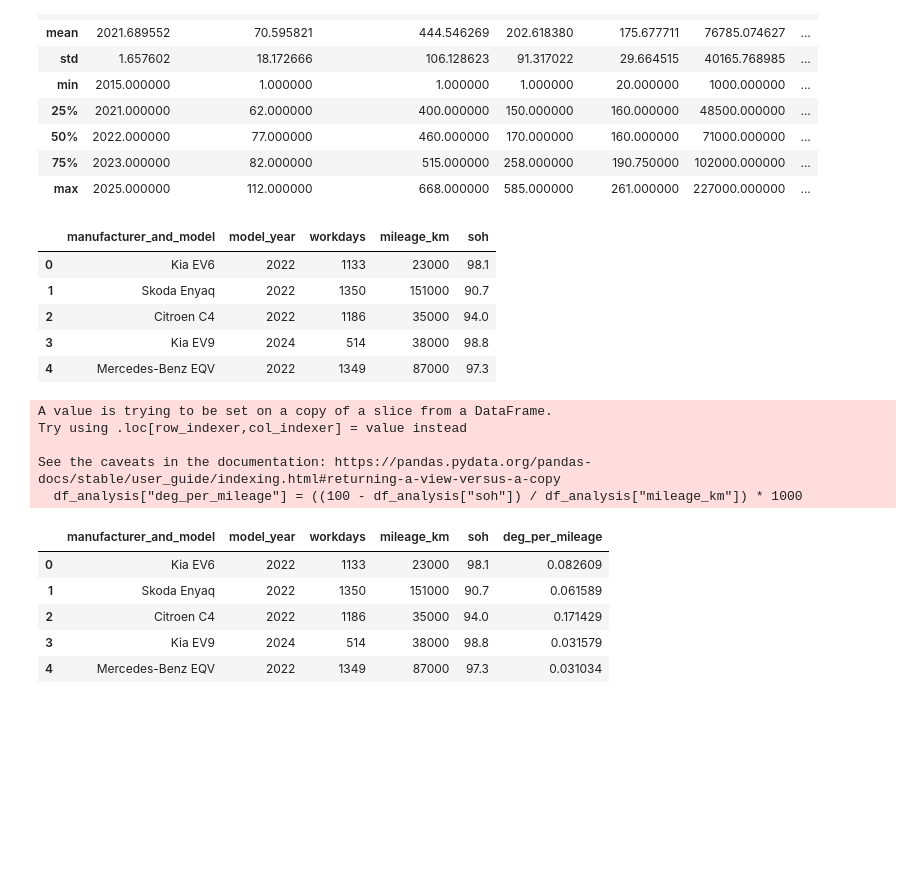
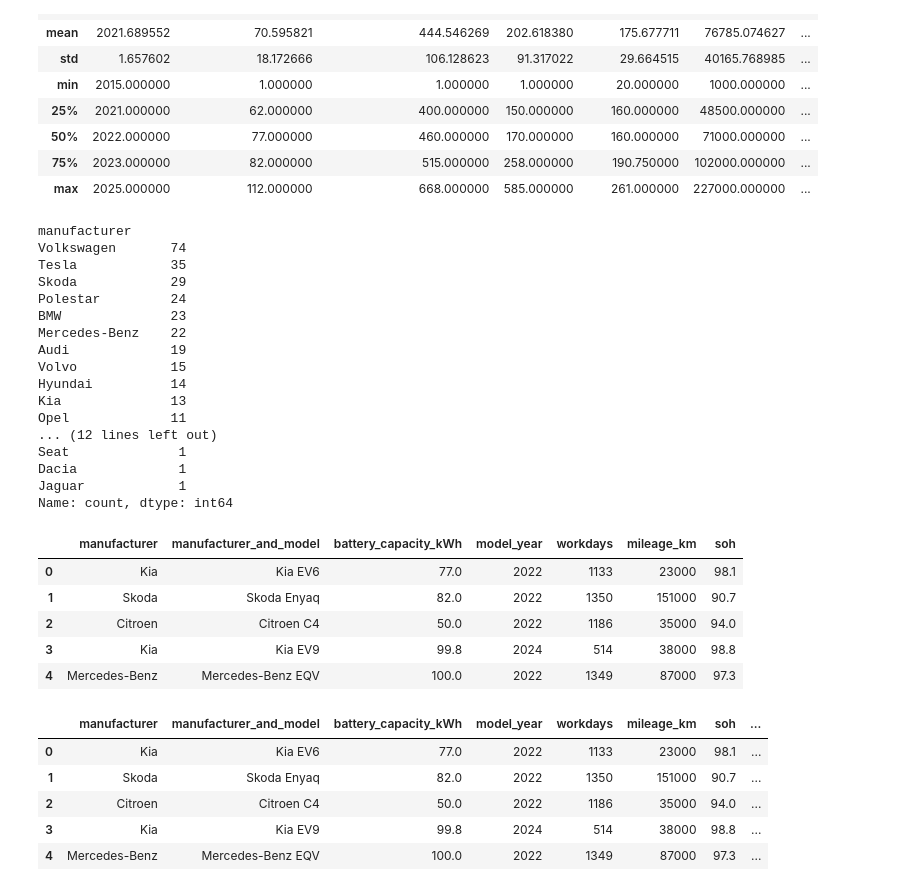
Before and after one commit to HesamVahib/EV_Battery_Data_Kamux, a Jupyter notebook: soh_analysis.ipynb, the cells around one changed output. Drawn from its saved outputs; the diff is of its cells as text; code cells hidden in the pictures; blank space fills up the shorter version.

Commit message:
adding sme more analysis and having more accurate model

```diff
--- a/soh_analysis.ipynb
+++ b/soh_analysis.ipynb
@@ -20,29 +20,52 @@ df.describe()
 # %%
 # sample = df.sample(1).iloc[0]
 # sample
-df["workdays"] = (pd.to_datetime(df["purchase_date"]) - pd.to_datetime(df["first_usage_date"])).dt.days
+df = df[df["vehicle_type"] == "PASSENGER_CAR"] # just passenger cars
+len(df)
+df["manufacturer"].value_counts()
+# %% [output]
+manufacturer
+Volkswagen       74
+Tesla            35
+Skoda            29
+Polestar         24
+BMW              23
+Mercedes-Benz    22
+Audi             19
+Volvo            15
+Hyundai          14
+Kia              13
+Opel             11
+... (12 lines left out)
+Seat              1
+Dacia             1
+Jaguar            1
+Name: count, dtype: int64
+# %%
+df = df.copy()
+df["workdays"] = (pd.to_datetime(df["purchase_date"]) - pd.to_datetime(df["first_usage_date"])).dt.days
 # %%
-df_analysis = df[["manufacturer_and_model", "model_year", "workdays", "mileage_km", "soh"]]
+df_analysis = df[["manufacturer", "manufacturer_and_model", "battery_capacity_kWh", "model_year", "workdays", "mileage_km", "soh"]]
 df_analysis.head(5)
 # %% [output]
-|  | manufacturer_and_model | model_year | workdays | mileage_km | soh |
-| 0 | Kia EV6 | 2022 | 1133 | 23000 | 98.1 |
-| 1 | Skoda Enyaq | 2022 | 1350 | 151000 | 90.7 |
-| 2 | Citroen C4 | 2022 | 1186 | 35000 | 94.0 |
-| 3 | Kia EV9 | 2024 | 514 | 38000 | 98.8 |
-| 4 | Mercedes-Benz EQV | 2022 | 1349 | 87000 | 97.3 |
+|  | manufacturer | manufacturer_and_model | battery_capacity_kWh | model_year | workdays | mileage_km | soh |
+| 0 | Kia | Kia EV6 | 77.0 | 2022 | 1133 | 23000 | 98.1 |
+| 1 | Skoda | Skoda Enyaq | 82.0 | 2022 | 1350 | 151000 | 90.7 |
+| 2 | Citroen | Citroen C4 | 50.0 | 2022 | 1186 | 35000 | 94.0 |
+| 3 | Kia | Kia EV9 | 99.8 | 2024 | 514 | 38000 | 98.8 |
+| 4 | Mercedes-Benz | Mercedes-Benz EQV | 100.0 | 2022 | 1349 | 87000 | 97.3 |
 # %%
-df_analysis["deg_per_mileage"] = ((100 - df_analysis["soh"]) / df_analysis["mileage_km"]) * 1000
+df_analysis = df_analysis.copy()
+degradation = 100 - df_analysis["soh"]
+df_analysis.loc[:, "degradation"] = degradation
+# df_analysis["deg_per_1000km"] = (degradation / df_analysis["mileage_km"]) * 1000
+df_analysis["deg_per_20000km"] = (degradation / df_analysis["mileage_km"]) * 20000
+df_analysis["deg_per_365days"] = (degradation / df_analysis["workdays"]) * 365
 df_analysis.head(5)
 # %% [output]
-A value is trying to be set on a copy of a slice from a DataFrame.
-Try using .loc[row_indexer,col_indexer] = value instead
-
-See the caveats in the documentation: https://pandas.pydata.org/pandas-docs/stable/user_guide/indexing.html#returning-a-view-versus-a-copy
-  df_analysis["deg_per_mileage"] = ((100 - df_analysis["soh"]) / df_analysis["mileage_km"]) * 1000
-|  | manufacturer_and_model | model_year | workdays | mileage_km | soh | deg_per_mileage |
-| 0 | Kia EV6 | 2022 | 1133 | 23000 | 98.1 | 0.082609 |
-| 1 | Skoda Enyaq | 2022 | 1350 | 151000 | 90.7 | 0.061589 |
-| 2 | Citroen C4 | 2022 | 1186 | 35000 | 94.0 | 0.171429 |
-| 3 | Kia EV9 | 2024 | 514 | 38000 | 98.8 | 0.031579 |
-| 4 | Mercedes-Benz EQV | 2022 | 1349 | 87000 | 97.3 | 0.031034 |
+|  | manufacturer | manufacturer_and_model | battery_capacity_kWh | model_year | workdays | mileage_km | soh | ... |
+| 0 | Kia | Kia EV6 | 77.0 | 2022 | 1133 | 23000 | 98.1 | ... |
+| 1 | Skoda | Skoda Enyaq | 82.0 | 2022 | 1350 | 151000 | 90.7 | ... |
+| 2 | Citroen | Citroen C4 | 50.0 | 2022 | 1186 | 35000 | 94.0 | ... |
+| 3 | Kia | Kia EV9 | 99.8 | 2024 | 514 | 38000 | 98.8 | ... |
+| 4 | Mercedes-Benz | Mercedes-Benz EQV | 100.0 | 2022 | 1349 | 87000 | 97.3 | ... |
```
Also changed, not shown: parts of 11 cells of this notebook.
